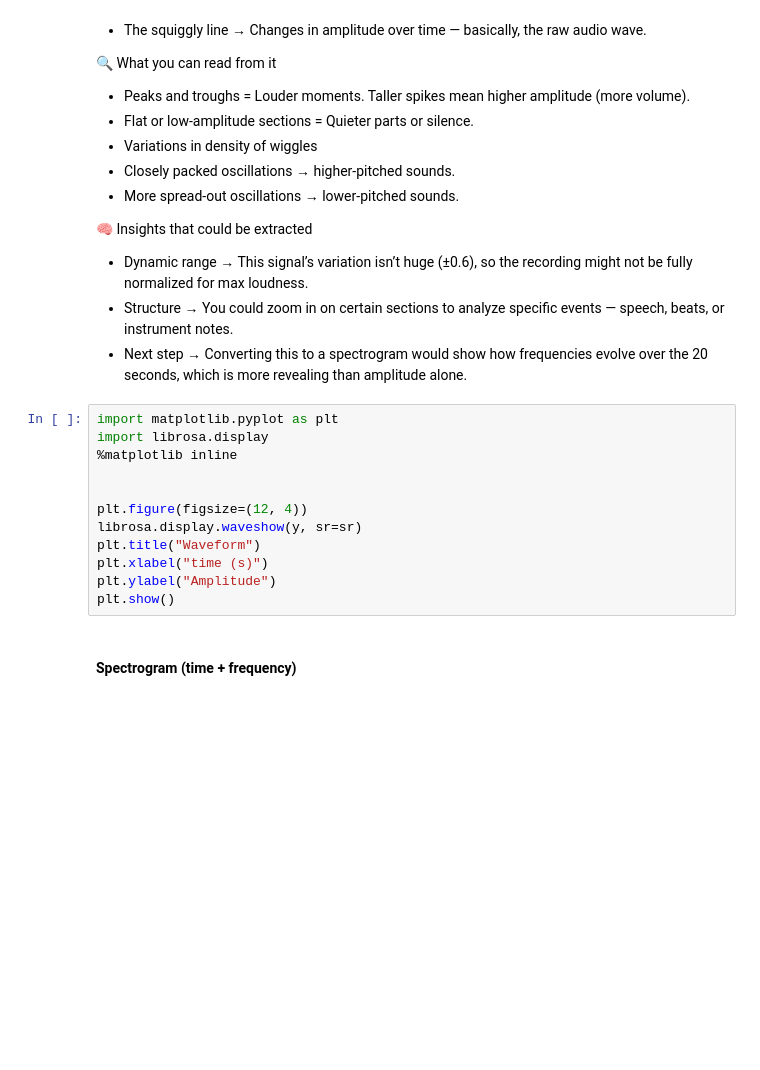
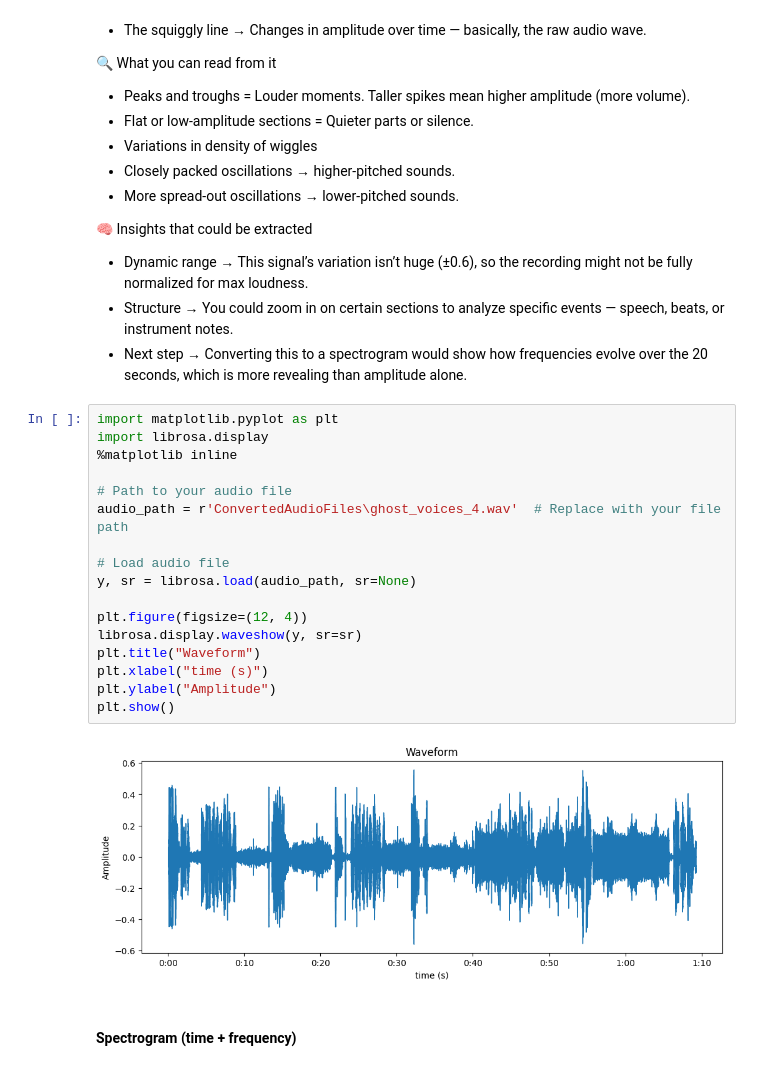
Before and after one commit to bowsandrrows/AudioProjects, a Jupyter notebook: load_convert_audio.ipynb, the cells around one changed output. Drawn from its saved outputs; the diff is of its cells as text; blank space fills up the shorter version.

```diff
--- a/load_convert_audio.ipynb
+++ b/load_convert_audio.ipynb
@@ -62,15 +62,22 @@ sd.wait()  # Wait until playback is
 # %%
 import matplotlib.pyplot as plt
 import librosa.display
 %matplotlib inline
 
+# Path to your audio file
+audio_path = r'ConvertedAudioFiles\ghost_voices_4.wav'  # Replace with your file path
+
+# Load audio file
+y, sr = librosa.load(audio_path, sr=None)
 
 plt.figure(figsize=(12, 4))
 librosa.display.waveshow(y, sr=sr)
 plt.title("Waveform")
 plt.xlabel("time (s)")
 plt.ylabel("Amplitude")
 plt.show()
+# %% [output]
+[figure, added]
 # %% [markdown]
 #### Spectrogram (time + frequency)
 # %% [markdown]
```
Also changed, not shown: parts of 1 cell of this notebook.
